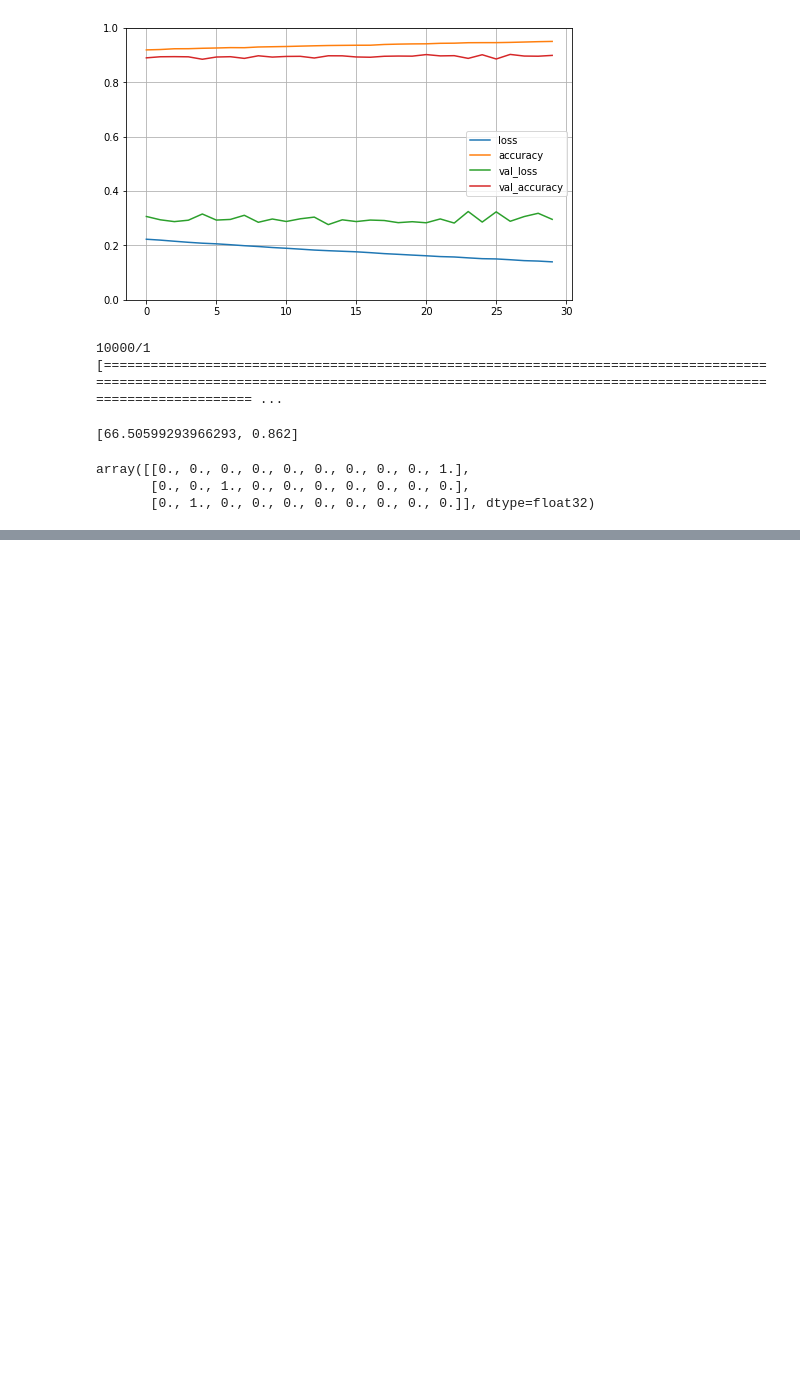
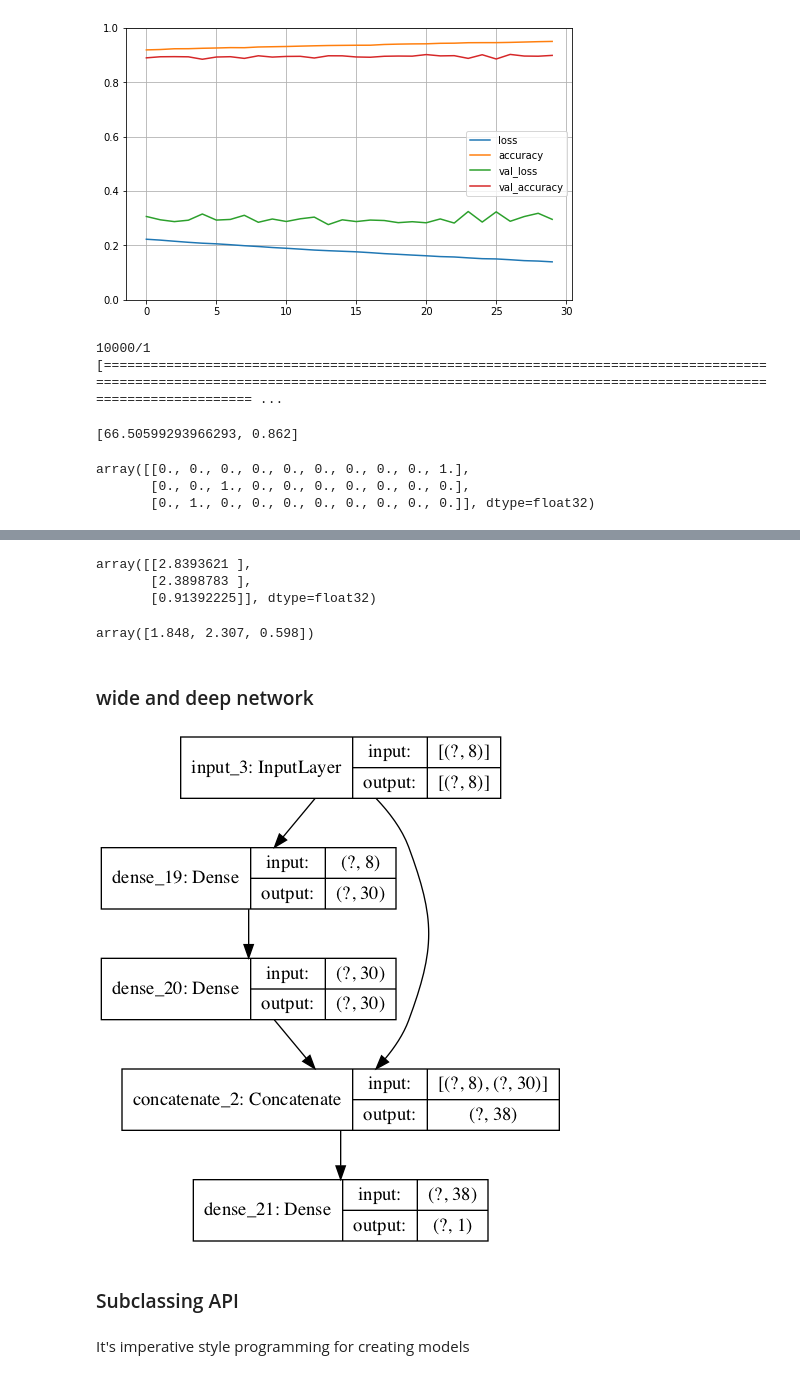
Before and after one commit to siddharthparmar7/hands-on-ml, a Jupyter notebook: ANN.ipynb, the cells around one changed output, grey strips where cells are left out. Saved outputs shown, nothing was run; the diff lists cells and outputs as text; code cells hidden in the pictures; blank space fills up the shorter version.

```diff
--- a/ANN.ipynb
+++ b/ANN.ipynb
@@ -201,0 +228,8 @@ array([[0., 0., 0., 0., 0., 0., 0., 0., 0., 1.],
+# %%
+X_train, X_valid, y_train, y_valid = train_test_split(X_train_full, y_train_full)
+# %%
+scaler = StandardScaler()
+# %%
+X_train = scaler.fit_transform(X_train)
+X_valid = scaler.transform(X_valid)
+X_test = scaler.transform(X_test)
@@ -201,0 +272,30 @@ array([[0., 0., 0., 0., 0., 0., 0., 0., 0., 1.],
+# %%
+y_pred
+# %% [output]
+array([[2.8393621 ],
+       [2.3898783 ],
+       [0.91392225]], dtype=float32)
+# %%
+y_test[:3]
+# %% [output]
+array([1.848, 2.307, 0.598])
+# %% [markdown]
+### wide and deep network
+# %%
+input_ = keras.layers.Input(shape=X_train.shape[1:])
+hidden1 = keras.layers.Dense(30, activation="relu")(input_)
+hidden2 = keras.layers.Dense(30, activation="relu")(hidden1)
+concat = keras.layers.Concatenate()([input_, hidden2])
+output = keras.layers.Dense(1)(concat)
+model = keras.Model(inputs=[input_], outputs=[output])
+# %%
+keras.utils.plot_model(model, show_shapes=True, show_layer_names=True,
+    rankdir="TB",
+    expand_nested=False,
+    dpi=96,)
+# %% [output]
+[figure, added]
+# %% [markdown]
+### Subclassing API
+# %% [markdown]
+It's imperative style programming for creating models
```
Also changed, not shown: parts of 26 cells of this notebook, 7 other files.
